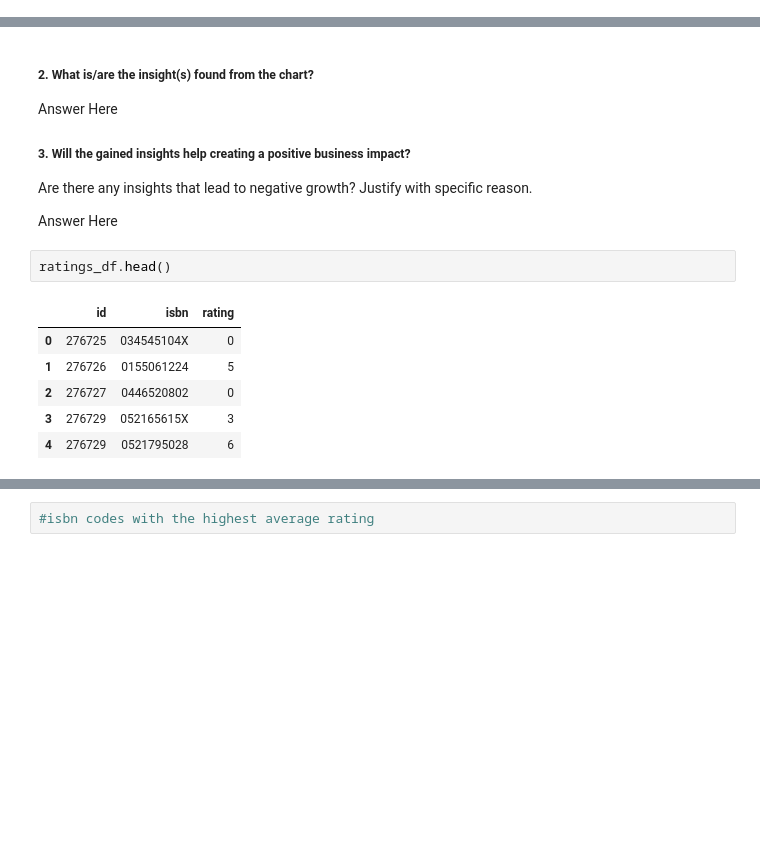
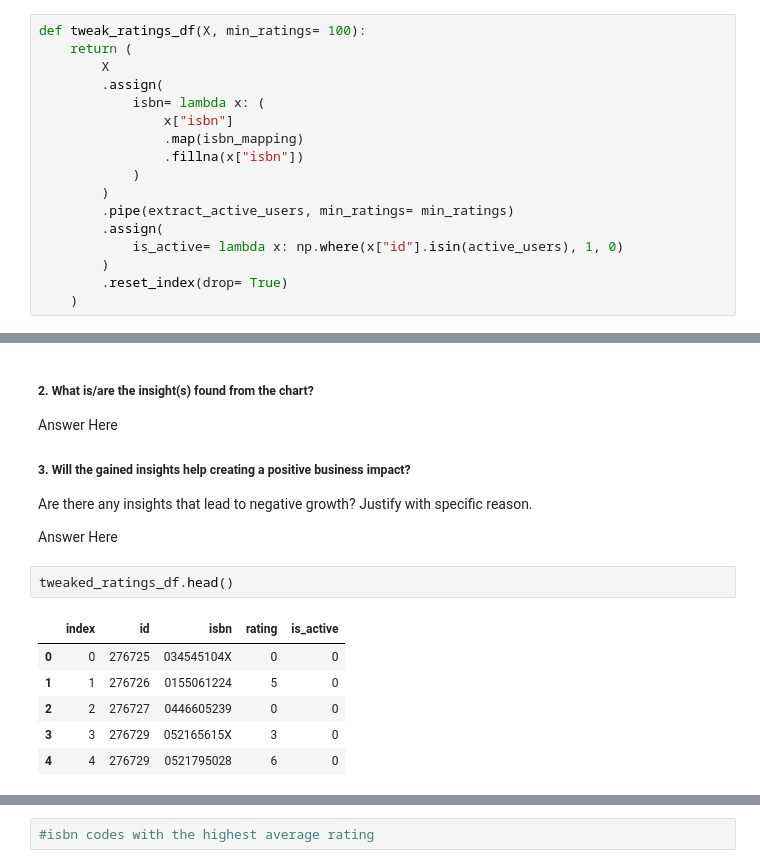
Before and after one commit to bisht-deepak/Capstone-Project-Recommendation-System, a Jupyter notebook: unsupervised-learning-book-recommendation-system.ipynb, the cells around one changed output, grey strips where cells are left out. Cells and saved outputs as stored; diff of their text form; blank space fills up the shorter version.

```diff
--- a/unsupervised-learning-book-recommendation-system.ipynb
+++ b/unsupervised-learning-book-recommendation-system.ipynb
@@ -312 +333,18 @@ tweaked_ratings_df.shape
+# %%
+def tweak_ratings_df(X, min_ratings= 100):
+    return (
+        X
+        .assign(
+            isbn= lambda x: (
+                x["isbn"]
+                .map(isbn_mapping)
+                .fillna(x["isbn"])
+            )
+        )
+        .pipe(extract_active_users, min_ratings= min_ratings)
+        .assign(
+            is_active= lambda x: np.where(x["id"].isin(active_users), 1, 0)
+        )
+        .reset_index(drop= True)
+    )
 # %%
@@ -390,11 +440,11 @@ Are there any insights that lead to negative growth? Justify with specific reaso
 
 Answer Here
 # %%
-ratings_df.head()
+tweaked_ratings_df.head()
 # %% [output]
-|  | id | isbn | rating |
-| 0 | 276725 | 034545104X | 0 |
-| 1 | 276726 | 0155061224 | 5 |
-| 2 | 276727 | 0446520802 | 0 |
-| 3 | 276729 | 052165615X | 3 |
-| 4 | 276729 | 0521795028 | 6 |
+|  | index | id | isbn | rating | is_active |
+| 0 | 0 | 276725 | 034545104X | 0 | 0 |
+| 1 | 1 | 276726 | 0155061224 | 5 | 0 |
+| 2 | 2 | 276727 | 0446605239 | 0 | 0 |
+| 3 | 3 | 276729 | 052165615X | 3 | 0 |
+| 4 | 4 | 276729 | 0521795028 | 6 | 0 |
```
Also changed, not shown: parts of 32 cells of this notebook.
